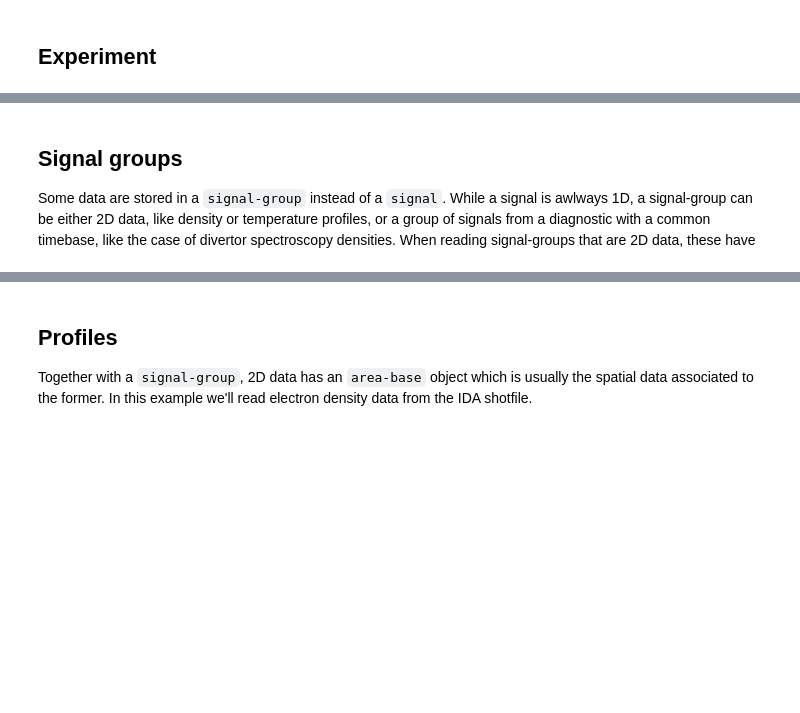
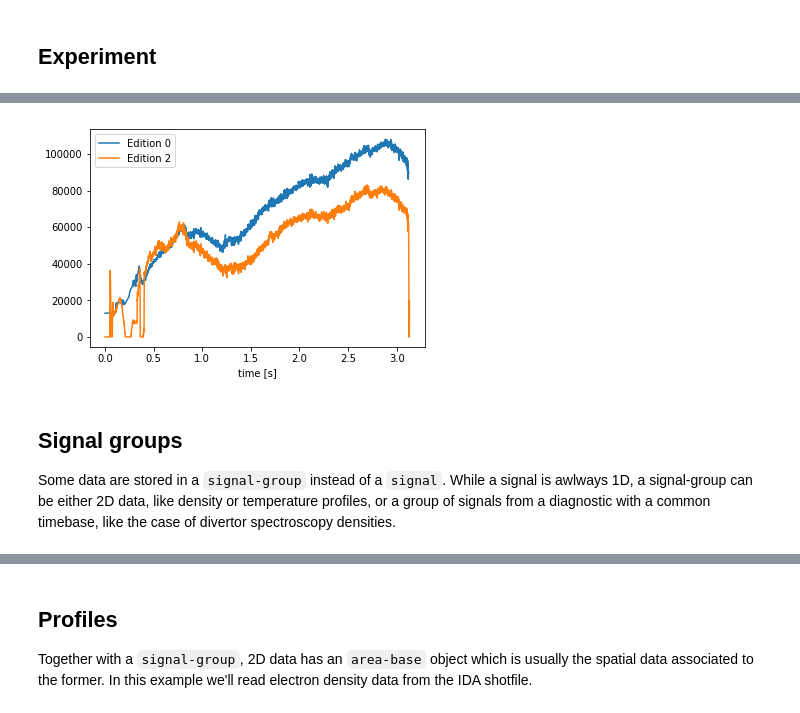
Before and after one commit to guimarais/AUG, a Jupyter notebook: 00-Gettning started.ipynb, the cells around one changed output, grey strips where cells are left out. Cells and saved outputs as stored; diff of their text form; code cells hidden in the pictures; blank space fills up the shorter version.

```diff
--- a/00-Gettning started.ipynb
+++ b/00-Gettning started.ipynb
@@ -85,4 +92,16 @@ PyddError: (u"libddww error: Error by DDopen (8.1): access to file 'ed_cntl' fai
+# %%
+shotnr = 36792
+wmhd0 = getsig(shotnr, 'TOT', 'Wmhd')
+wmhd2 = getsig(shotnr, 'TOT', 'Wmhd', edition=2)
+# %%
+plt.plot(wmhd0.time, wmhd0.data, label='Edition 0')
+plt.plot(wmhd2.time, wmhd2.data, label='Edition 2')
+plt.legend()
+plt.xlabel('time [s]')
+plt.show()
+# %% [output]
+[figure, added]
 # %% [markdown]
 ## Signal groups
 
-Some data are stored in a `signal-group` instead of a `signal`. While a signal is awlways 1D, a signal-group can be either 2D data, like density or temperature profiles, or a group of signals from a diagnostic with a common timebase, like the case of divertor spectroscopy densities. When reading signal-groups that are 2D data, these have
+Some data are stored in a `signal-group` instead of a `signal`. While a signal is awlways 1D, a signal-group can be either 2D data, like density or temperature profiles, or a group of signals from a diagnostic with a common timebase, like the case of divertor spectroscopy densities.
```
Also changed, not shown: parts of 7 cells of this notebook, 6 other files.
